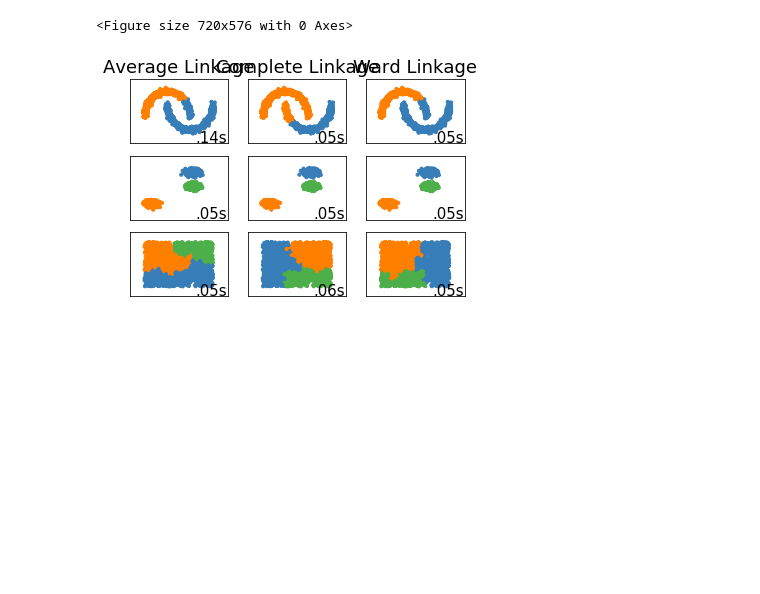
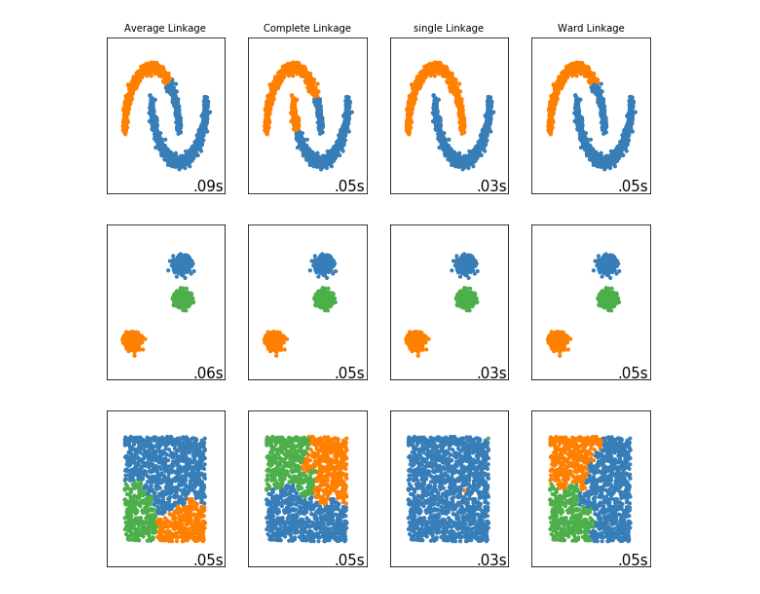
Before and after one commit to vic22981106/2nd-ML100Days, a Jupyter notebook: homework/Day_058_HW.ipynb, the cells around one changed output. Saved outputs shown, nothing was run; the diff lists cells and outputs as text; code cells hidden in the pictures; blank space fills up the shorter version.

```diff
--- a/homework/Day_058_HW.ipynb
+++ b/homework/Day_058_HW.ipynb
@@ -21,15 +21,13 @@ blobs = datasets.make_blobs(n_samples=n_samples, random_state=8)
 
 # 生成 2維均勻分布 資料點
 no_structure = np.random.rand(n_samples, 2), None
-# %%
-# 設定群集與繪圖參數
-plt.figure(figsize=(10, 8))
-plot_num = 1
-default_base = {'n_neighbors': 10, 'n_clusters': 3}
-datasets = [(noisy_moons, {'n_clusters': 2}), (blobs, {}), (no_structure, {})]
-# %% [output]
-<Figure size 720x576 with 0 Axes>
 # %%
+# 設定群集與繪圖參數
+plt.figure(figsize=(10, 10))
+plot_num = 1
+default_base = {'n_neighbors': 10, 'n_clusters': 3}
+datasets = [(noisy_moons, {'n_clusters': 2}), (blobs, {}), (no_structure, {})]
+
 # 執行各種樣板資料的繪圖迴圈
 for i_dataset, (dataset, algo_params) in enumerate(datasets):
     # 複製參數與標準化
@@ -38,43 +36,45 @@ for i_dataset, (dataset, algo_params) in enumerate(datasets):
     X, y = dataset
     X = StandardScaler().fit_transform(X)
 
-    # 設定三種不同參數的 Hierarchical clustering
+    # 設定四種不同參數的 Hierarchical clustering
     ward = cluster.AgglomerativeClustering(n_clusters=params['n_clusters'], linkage="ward")
     complete = cluster.AgglomerativeClustering(n_clusters=params['n_clusters'], linkage="complete")
     average = cluster.AgglomerativeClustering(n_clusters=params['n_clusters'], linkage="average")
+    single = cluster.AgglomerativeClustering(n_clusters=params['n_clusters'], linkage="single")
     clustering_algorithms = (
         ('Average Linkage', average),
         ('Complete Linkage', complete),
+        ('single Linkage', single),
         ('Ward Linkage', ward))
 
-    # 繪製三種圖形
+    # 繪製四種圖形
     for name, algorithm in clustering_algorithms:
         # t0 / t1 : 紀錄時間差
         t0 = time.time()
         algorithm.fit(X)
         t1 = time.time()
         if hasattr(algorithm, 'labels_'):
             y_pred = algorithm.labels_.astype(np.int)
         else:
             y_pred = algorithm.predict(X)
 
         plt.subplot(len(datasets), len(clustering_algorithms), plot_num)
         if i_dataset == 0:
-            plt.title(name, size=18)
+            plt.title(name, size=10)
 
         colors = np.array(list(islice(cycle(['#377eb8', '#ff7f00', '#4daf4a',
                                              '#f781bf', '#a65628', '#984ea3',
                                              '#999999', '#e41a1c', '#dede00']),
                                       int(max(y_pred) + 1))))
         plt.scatter(X[:, 0], X[:, 1], s=10, color=colors[y_pred])
 
         plt.xlim(-2.5, 2.5)
         plt.ylim(-2.5, 2.5)
         plt.xticks(())
         plt.yticks(())
         plt.text(.99, .01, ('%.2fs' % (t1 - t0)).lstrip('0'), transform=plt.gca().transAxes, size=15,
                  horizontalalignment='right')
         plot_num += 1
 plt.show()
 # %% [output]
-[figure, old version]
+[figure, new version]
```
